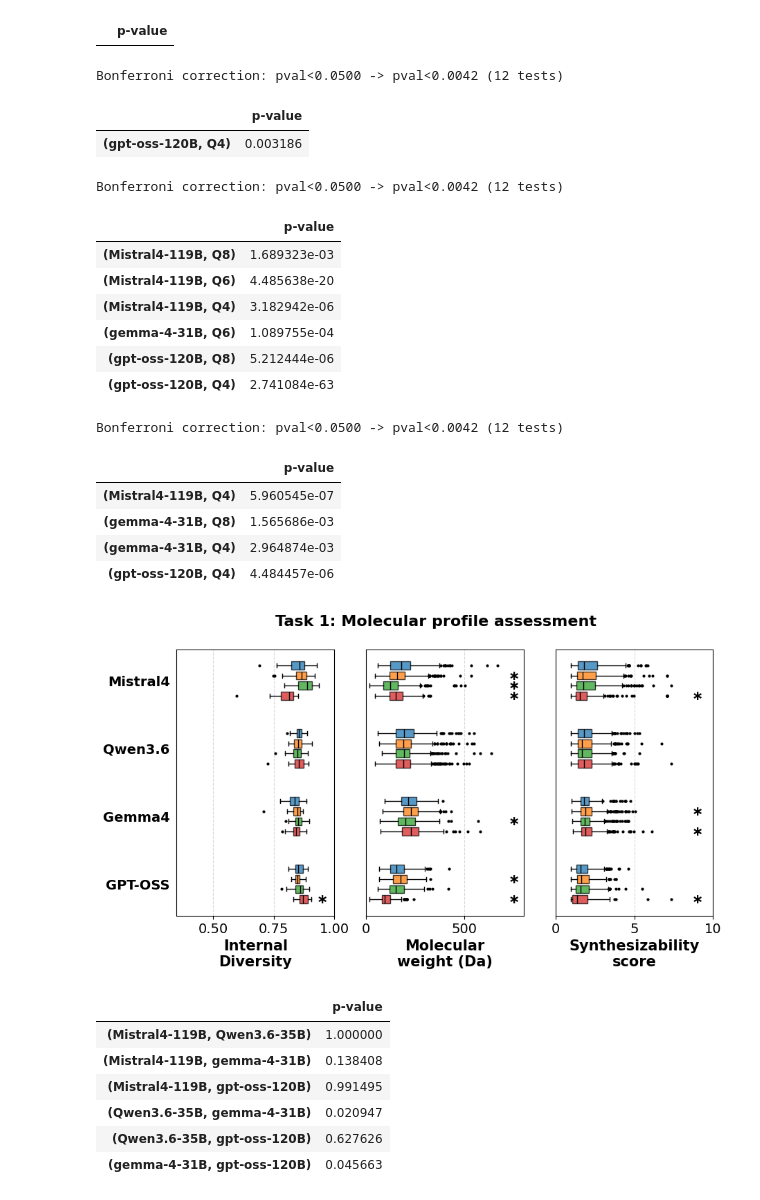
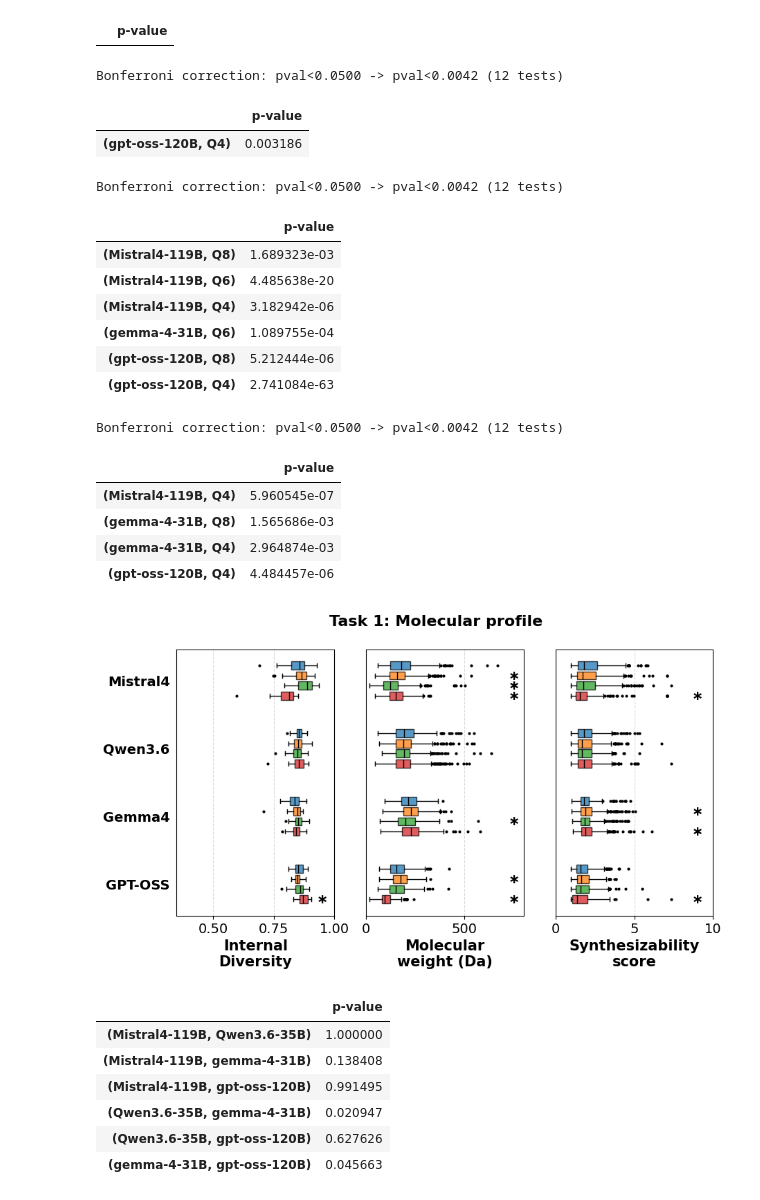
Before and after one commit to cnpem/quantization_LLM_smiles, a Jupyter notebook: src/analise_task2.ipynb, the cells around one changed output. Saved outputs shown, nothing was run; the diff lists cells and outputs as text; code cells hidden in the pictures.

```diff
--- a/src/analise_task2.ipynb
+++ b/src/analise_task2.ipynb
@@ -1657,34 +1657,34 @@ Bonferroni correction: pval<0.0500 -> pval<0.0083 (6 tests)
 |  | p-value |
 # %%
 fig, ax = plt.subplots(1,3, figsize=(10, 5), sharey=True)
-fig.suptitle('Task 1: Molecular profile assessment', fontsize=16, fontweight='bold')
+fig.suptitle('Task 1: Molecular profile', fontsize=16, fontweight='bold')
 
 plot_data_hboxplot(df_task1, 'intdiv', ax=ax[0], ylabel='Internal\nDiversity', show_legend=False, xlim=[0.35, 1.00], prompt=None)
 plot_data_hboxplot(df_task1.groupby(['model', 'quantization']).sum()['mw'].reset_index(), 'mw', ax=ax[1], ylabel='Molecular\nweight (Da)', show_legend=False, xlim=[0,800], prompt=None)
 plot_data_hboxplot(df_task1.groupby(['model', 'quantization']).sum()['synthesizability'].reset_index(), 'synthesizability', ax=ax[2], ylabel='Synthesizability\nscore', show_legend=False, xlim=[0,10], prompt=None)
 
 annonate_hboxplot(ax[0], df=df_task1, col='intdiv', pval=pval, x=0.95)
 annonate_hboxplot(ax[1], df=df_task1.groupby(['model', 'quantization']).sum()['mw'].reset_index(), col='mw', pval=pval, x=750)
 annonate_hboxplot(ax[2], df=df_task1.groupby(['model', 'quantization']).sum()['synthesizability'].reset_index(), col='synthesizability', pval=pval, x=9)
 # %% [output]
 Bonferroni correction: pval<0.0500 -> pval<0.0042 (12 tests)
 |  | p-value |
 | (gpt-oss-120B, Q4) | 0.003186 |
 Bonferroni correction: pval<0.0500 -> pval<0.0042 (12 tests)
 |  | p-value |
 | (Mistral4-119B, Q8) | 1.689323e-03 |
 | (Mistral4-119B, Q6) | 4.485638e-20 |
 | (Mistral4-119B, Q4) | 3.182942e-06 |
 | (gemma-4-31B, Q6) | 1.089755e-04 |
 | (gpt-oss-120B, Q8) | 5.212444e-06 |
 | (gpt-oss-120B, Q4) | 2.741084e-63 |
 Bonferroni correction: pval<0.0500 -> pval<0.0042 (12 tests)
 |  | p-value |
 | (Mistral4-119B, Q4) | 5.960545e-07 |
 | (gemma-4-31B, Q8) | 1.565686e-03 |
 | (gemma-4-31B, Q4) | 2.964874e-03 |
 | (gpt-oss-120B, Q4) | 4.484457e-06 |
-[figure, old version]
+[figure, new version]
 # %%
 _ = utest_intermodel(df=df_task1, col='intdiv', pval_threshold=pval, show_uncorrected_pval=True)
 # %% [output]
```
Also changed, not shown: parts of 5 cells of this notebook.
